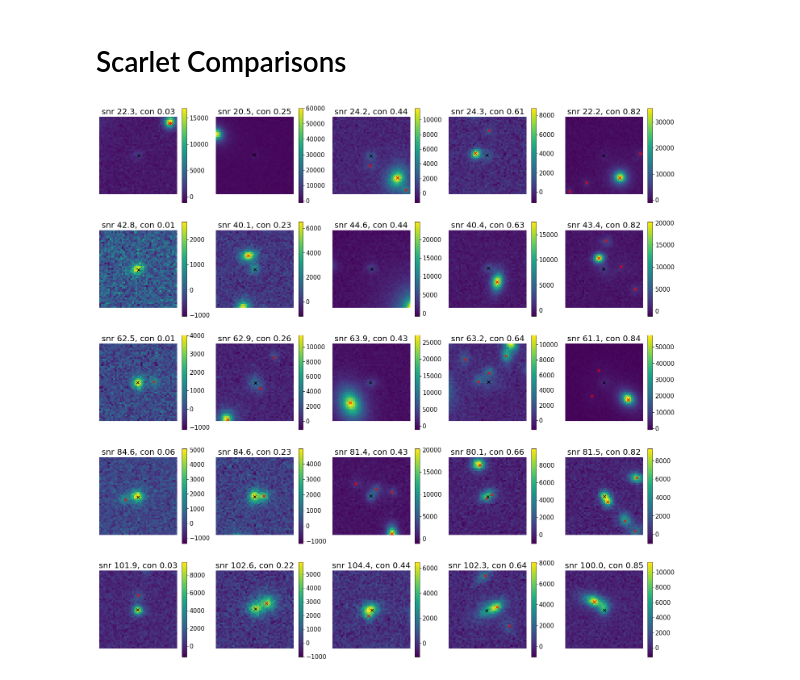
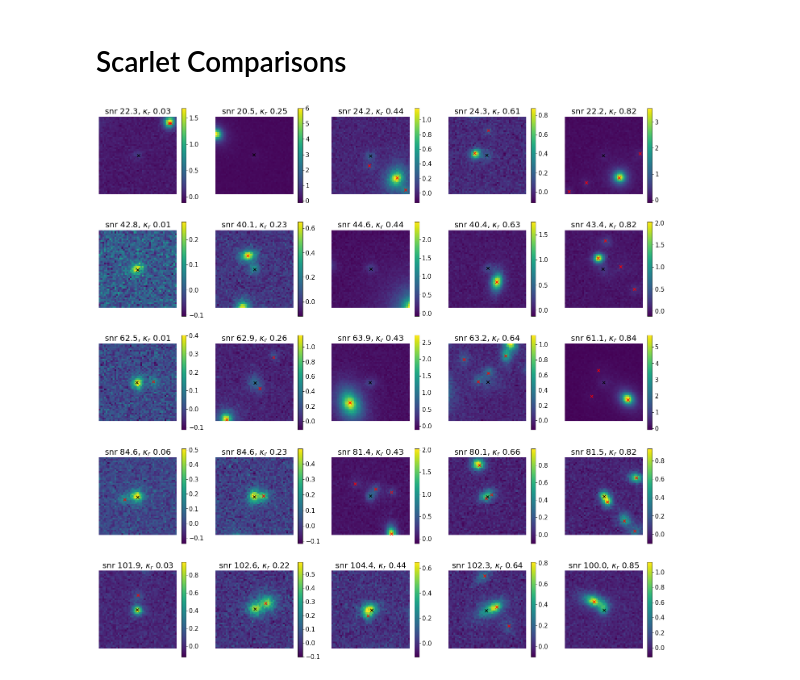
Before and after one commit to b-biswas/MADNESS-legacy, a Jupyter notebook: notebooks/additional_plots.ipynb, the cells around one changed output. Cells and saved outputs as stored; diff of their text form; code cells hidden in the pictures.

```diff
--- a/notebooks/additional_plots.ipynb
+++ b/notebooks/additional_plots.ipynb
@@ -314,10 +311,10 @@ for snr_num, snr in enumerate(range(20, 120, 20)):
 
         # print(np.shape(gal_blended))
 
-        im1 = ax[snr_num, blendedness_num].imshow(gal_blended[:, :, 2])
+        im1 = ax[snr_num, blendedness_num].imshow(gal_blended[:, :, 2]/10000)
         cbar = fig.colorbar(im1, ax=ax[snr_num, blendedness_num])
         cbar.ax.tick_params(labelsize=15)
-        ax[snr_num, blendedness_num].set_title("snr {:.1f}, bl {:.2f}".format(row['r_band_snr'].values[0], row['r_blendedness'].values[0]), fontsize=20)
+        ax[snr_num, blendedness_num].set_title(r"snr {:.1f}, $\beta_r$ {:.2f}".format(row['r_band_snr'].values[0], row['r_blendedness'].values[0]), fontsize=20)
         #ax[snr_num, blendedness_num].scatter(22, 22, c="r", marker="x")
         ax[snr_num, blendedness_num].axis('off')
         for current_galaxy in range(len(blend["blend_list"][field_num]["x_peak"])):
@@ -395,40 +392,40 @@ for snr_num, snr in enumerate(range(20, 120, 20)):
 
         # print(np.shape(gal_enended))
 
-        im1 = ax[snr_num, contamination_num].imshow(gal_blended[:, :, 2])
+        im1 = ax[snr_num, contamination_num].imshow(gal_blended[:, :, 2]/10000)
         cbar = fig.colorbar(im1, ax=ax[snr_num, contamination_num])
         cbar.ax.tick_params(labelsize=15)
-        ax[snr_num, contamination_num].set_title("snr {:.1f}, con {:.2f}".format(row['r_band_snr'].values[0], row['r_contamination'].values[0]), fontsize=20)
+        ax[snr_num, contamination_num].set_title(r"snr {:.1f}, $\kappa_r$ {:.2f}".format(row['r_band_snr'].values[0], row['r_contamination'].values[0]), fontsize=20)
         #ax[snr_num, contamination_num].scatter(22, 22, c="r", marker="x")
         ax[snr_num, contamination_num].axis('off')
         for current_galaxy in range(len(blend["blend_list"][field_num]["x_peak"])):
 
             if current_galaxy == galaxy_num:
                 continue
 
             y_loc = np.round(blend["blend_list"][field_num]["y_peak"][current_galaxy]) + 22 - x_pos
             x_loc = np.round(blend["blend_list"][field_num]["x_peak"][current_galaxy]) + 22 - y_pos
 
             if ((x_loc>0) & (x_loc<45)) & ((y_loc>0) & (y_loc<45)):
 
                 ax[snr_num, contamination_num].scatter(
                                                         x_loc,
                                                         y_loc,
                                                         c="r",
                                                         marker="x",
                                                         s=50
                                                     )
 
         #print(contamination_cut)
         ax[snr_num, contamination_num].scatter(
                                                 np.round(blend["blend_list"][field_num]["y_peak"][galaxy_num]) + 22 - x_pos,
                                                 np.round(blend["blend_list"][field_num]["x_peak"][galaxy_num]) + 22 - y_pos,
                                                 c="black",
                                                 marker="x",
                                                 s=50,
                                             )
 
 plt.savefig("results/contamination_variation_plot.pdf")
 plt.savefig("results/contamination_variation_plot.png")
 # %% [output]
-[figure, old version]
+[figure, new version]
```
Also changed, not shown: parts of 5 cells of this notebook, 15 other files.
